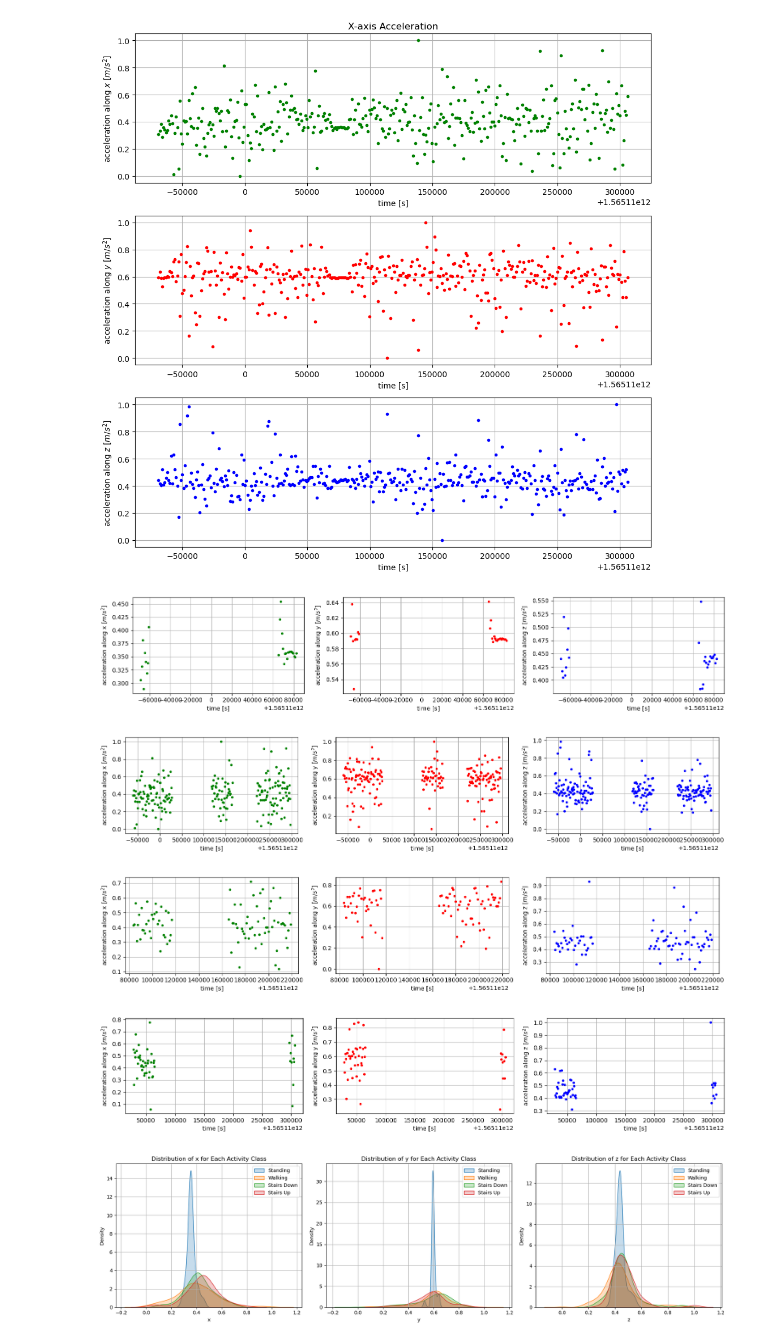
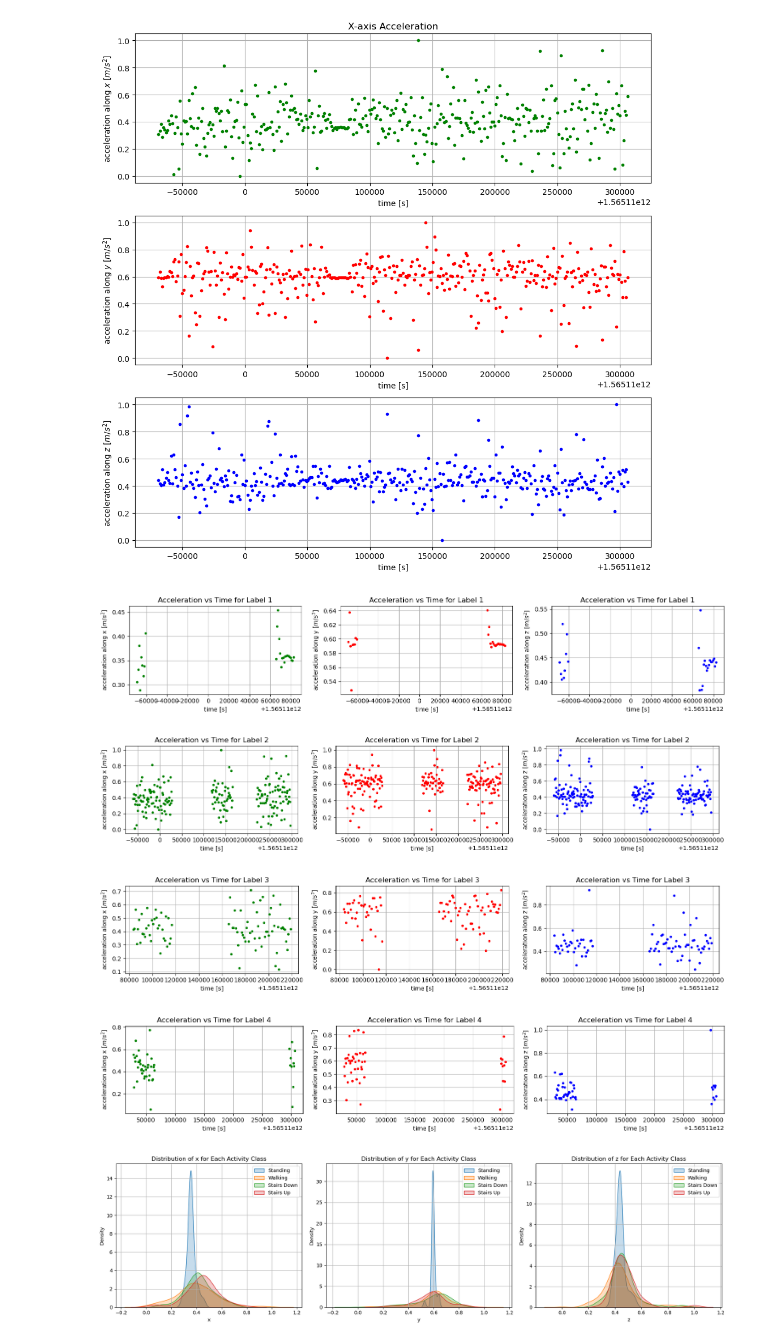
Before and after one commit to wittyphysicist/Final-Project-for-Using-Python-for-Research, a Jupyter notebook: Final Project for Using Python for Research.ipynb, the cells around one changed output. Drawn from its saved outputs; the diff is of its cells as text; code cells hidden in the pictures.

```diff
--- a/Final Project for Using Python for Research.ipynb
+++ b/Final Project for Using Python for Research.ipynb
@@ -134,26 +134,27 @@ plt.show()
 # %%
 labels = [1,2,3,4]
 colors = ['g.', 'r.', 'b.']
 ax_labels = ['x','y','z']
 for i in labels:
     label = nm_merged_data[nm_merged_data["label"]== i]
     t = label["timestamp"]; x = label["x"]; y = label["y"]; z = label["z"]
     acc = [x, y, z]
 
     fig, axes = plt.subplots(1, 3, figsize=(15, 3))
     for j in range(len(colors)):
         axes[j].plot(t,acc[j],colors[j])
+        axes[j].set_title("Acceleration vs Time for Label "+str(i))
         axes[j].set_ylabel('acceleration along '+ ax_labels[j] +' [$m/s^2$]')
         axes[j].set_xlabel('time [s]')
         axes[j].grid()
 
     plt.tight_layout()
     plt.show()
 # %% [output]
-[figure, old version]
+[figure, new version]
-[figure, old version]
+[figure, new version]
-[figure, old version]
+[figure, new version]
-[figure, old version]
+[figure, new version]
 # %%
 import seaborn as sns
 
```
